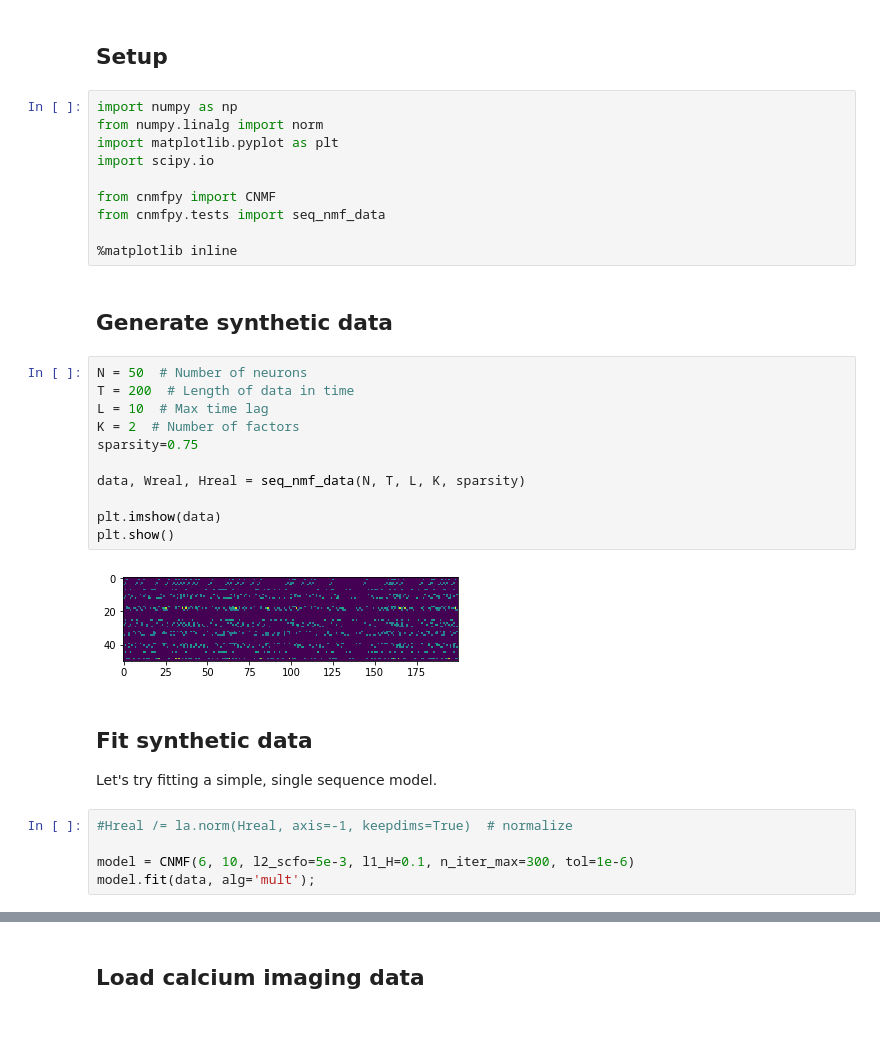
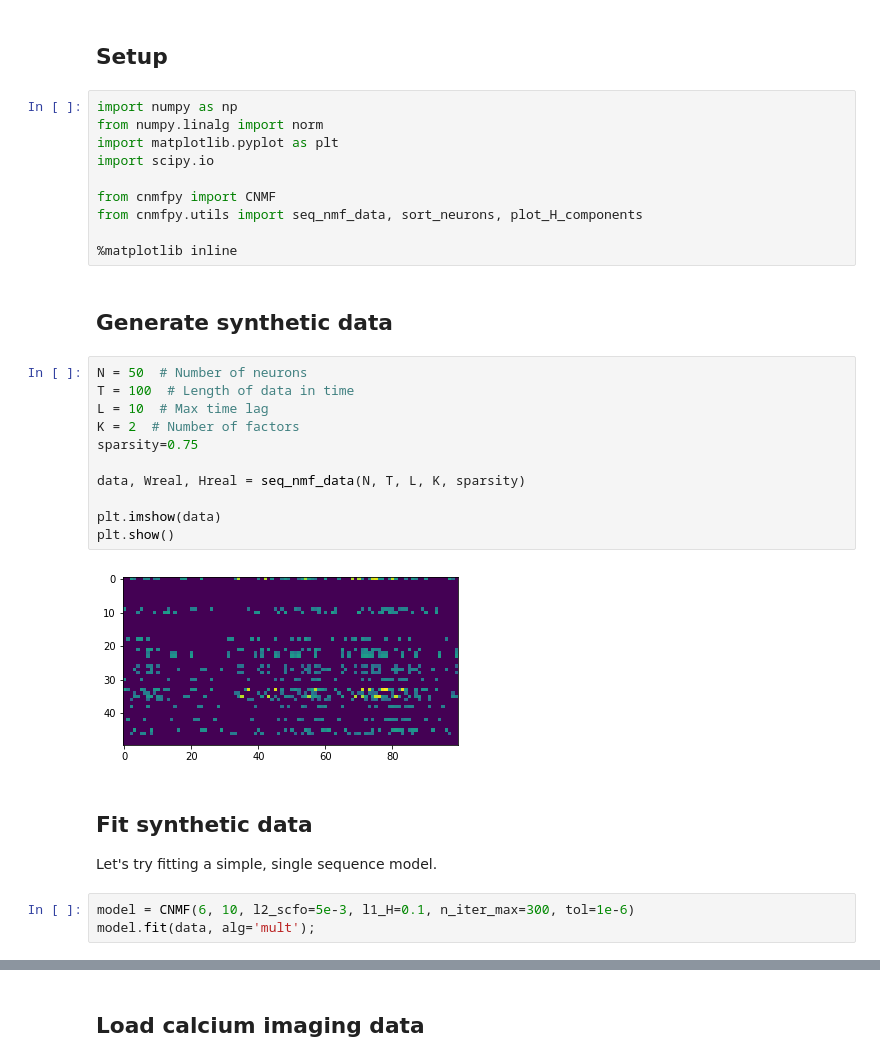
Before and after one commit to degleris1/cmfpy, a Jupyter notebook: examples/demo.ipynb, the cells around one changed output, grey strips where cells are left out. Cells and saved outputs as stored; diff of their text form; blank space fills up the shorter version.

```diff
--- a/examples/demo.ipynb
+++ b/examples/demo.ipynb
@@ -23,30 +23,28 @@ import matplotlib.pyplot as plt
 import scipy.io
 
 from cnmfpy import CNMF
-from cnmfpy.tests import seq_nmf_data
+from cnmfpy.utils import seq_nmf_data, sort_neurons, plot_H_components
 
 %matplotlib inline
 # %% [markdown]
 ## Generate synthetic data
 # %%
 N = 50  # Number of neurons
-T = 200  # Length of data in time
+T = 100  # Length of data in time
 L = 10  # Max time lag
 K = 2  # Number of factors
 sparsity=0.75
 
 data, Wreal, Hreal = seq_nmf_data(N, T, L, K, sparsity)
 
 plt.imshow(data)
 plt.show()
 # %% [output]
-[figure, old version]
+[figure, new version]
 # %% [markdown]
 ## Fit synthetic data
 
 Let's try fitting a simple, single sequence model.
 # %%
-#Hreal /= la.norm(Hreal, axis=-1, keepdims=True)  # normalize
-
 model = CNMF(6, 10, l2_scfo=5e-3, l1_H=0.1, n_iter_max=300, tol=1e-6)
 model.fit(data, alg='mult');
```
Also changed, not shown: parts of 11 cells of this notebook, 5 other files.
